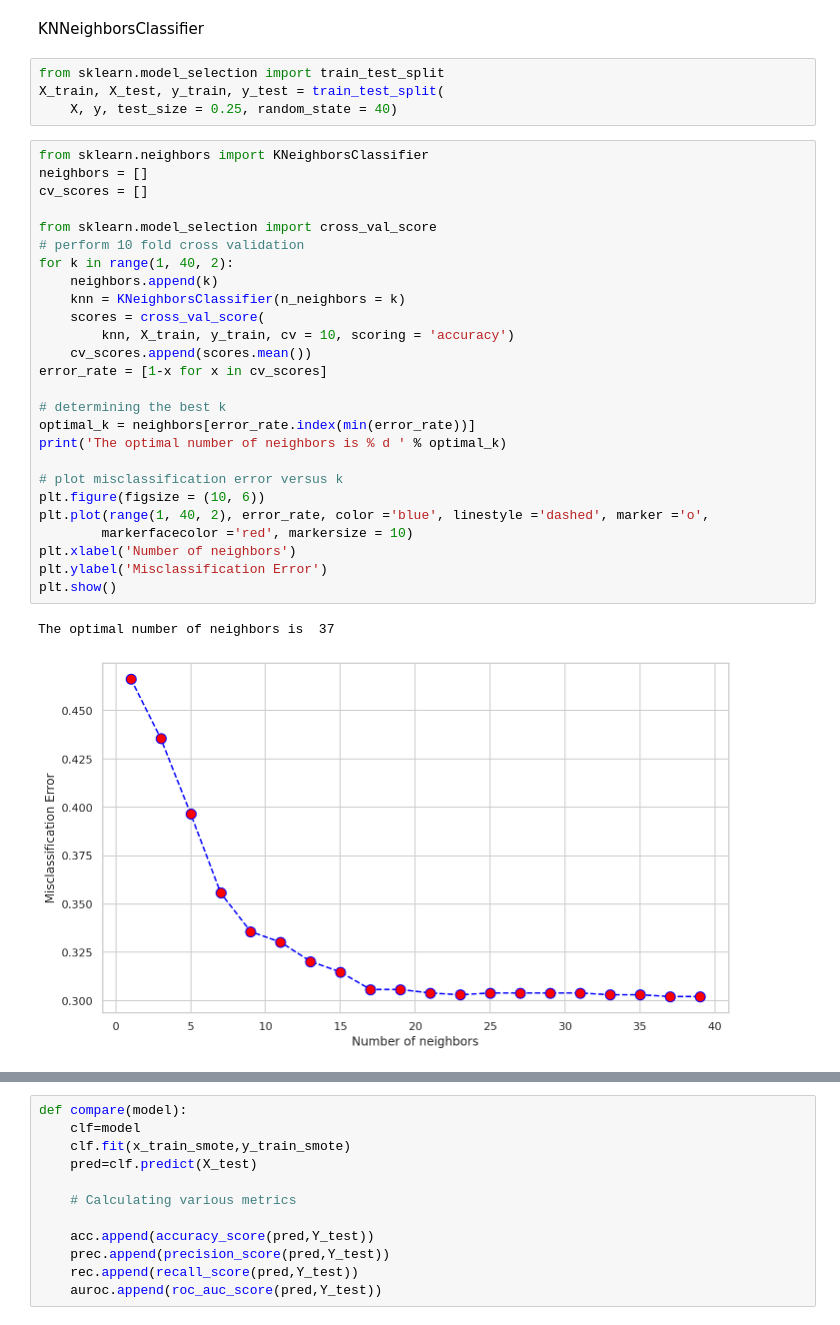
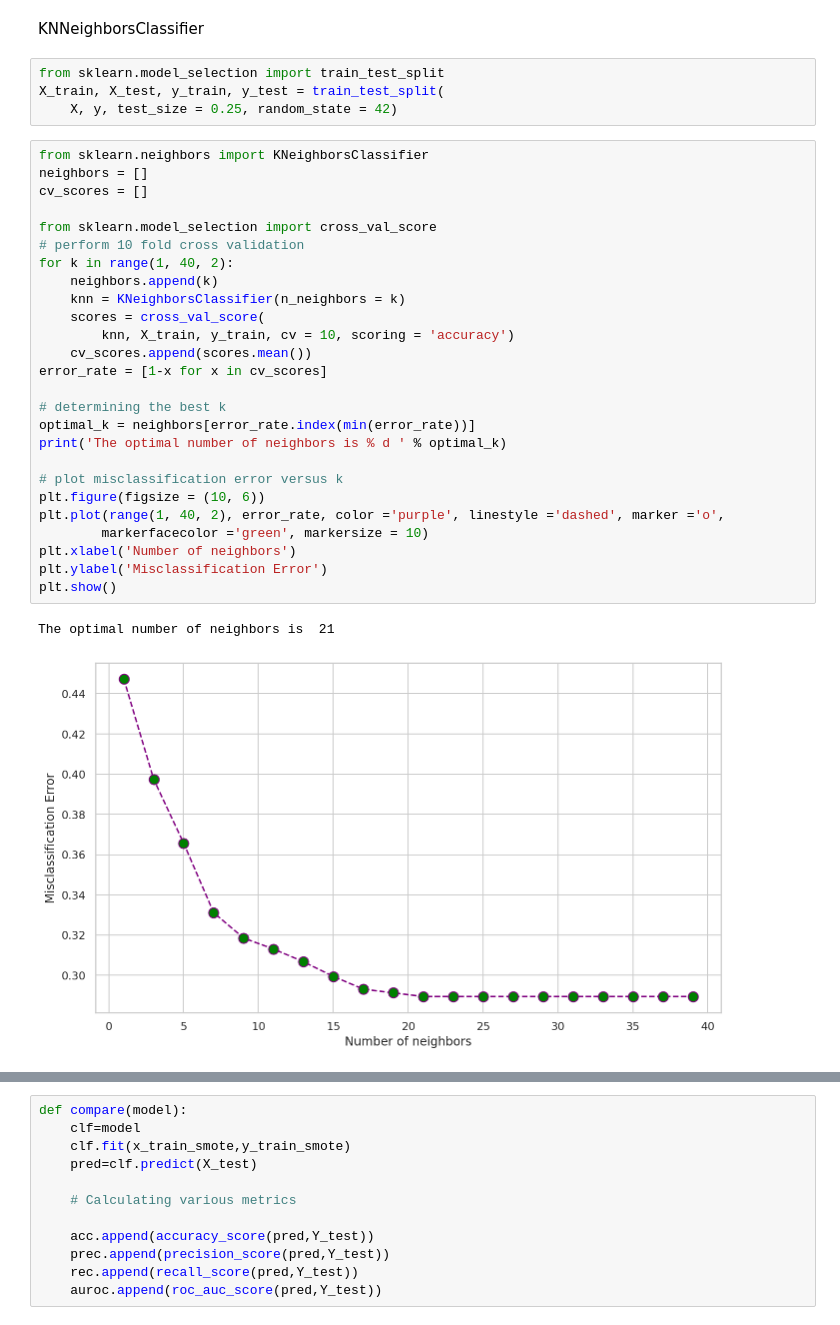
Before and after one commit to alishayakmal/HR-attrition-and-budgeting-, a Jupyter notebook: HR.ipynb, the cells around one changed output, grey strips where cells are left out. Saved outputs shown, nothing was run; the diff lists cells and outputs as text.

```diff
--- a/HR.ipynb
+++ b/HR.ipynb
@@ -530,36 +524,36 @@ KNNeighborsClassifier
 # %%
 from sklearn.model_selection import train_test_split
 X_train, X_test, y_train, y_test = train_test_split(
-    X, y, test_size = 0.25, random_state = 40)
+    X, y, test_size = 0.25, random_state = 42)
 # %%
 from sklearn.neighbors import KNeighborsClassifier
 neighbors = []
 cv_scores = []
 
 from sklearn.model_selection import cross_val_score
 # perform 10 fold cross validation
 for k in range(1, 40, 2):
 	neighbors.append(k)
 	knn = KNeighborsClassifier(n_neighbors = k)
 	scores = cross_val_score(
 		knn, X_train, y_train, cv = 10, scoring = 'accuracy')
 	cv_scores.append(scores.mean())
 error_rate = [1-x for x in cv_scores]
 
 # determining the best k
 optimal_k = neighbors[error_rate.index(min(error_rate))]
 print('The optimal number of neighbors is % d ' % optimal_k)
 
 # plot misclassification error versus k
 plt.figure(figsize = (10, 6))
-plt.plot(range(1, 40, 2), error_rate, color ='blue', linestyle ='dashed', marker ='o',
-		markerfacecolor ='red', markersize = 10)
+plt.plot(range(1, 40, 2), error_rate, color ='purple', linestyle ='dashed', marker ='o',
+		markerfacecolor ='green', markersize = 10)
 plt.xlabel('Number of neighbors')
 plt.ylabel('Misclassification Error')
 plt.show()
 # %% [output]
-The optimal number of neighbors is  37
+The optimal number of neighbors is  21
-[figure, old version]
+[figure, new version]
 # %%
 from sklearn.model_selection import cross_val_predict, cross_val_score
 from sklearn.metrics import accuracy_score, classification_report
```
Also changed, not shown: parts of 25 cells of this notebook.
